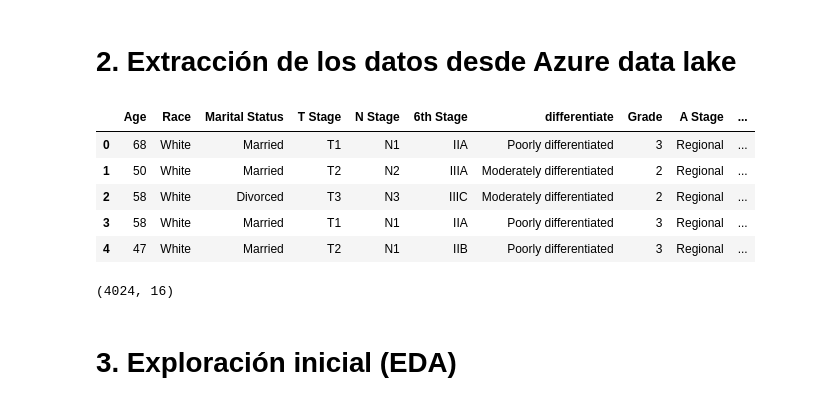
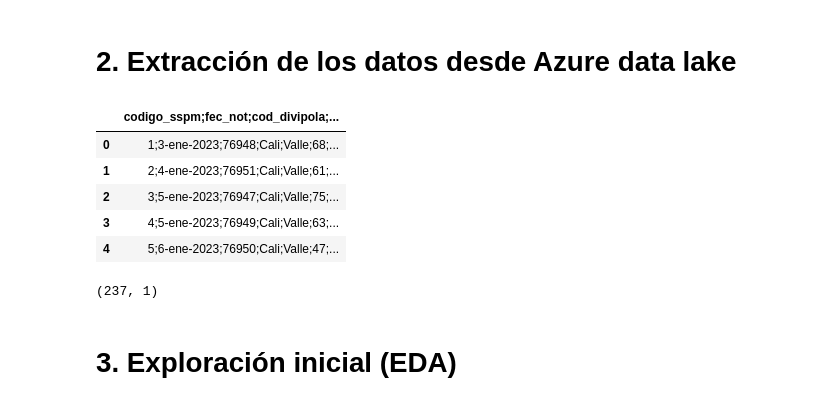
Before and after one commit to jonathandzrtg/Breast_Cancer, a Jupyter notebook: ETL_Colombia.ipynb, the cells around one changed output. Saved outputs shown, nothing was run; the diff lists cells and outputs as text; code cells hidden in the pictures.

Commit message:
desarrollo dataset colombia

```diff
--- a/ETL.ipynb
+++ b/ETL_Colombia.ipynb
@@ -26,27 +26,27 @@ import Credentials
 # 2. Extracción de los datos desde Azure data lake
 # %%
 # Construir la URL
-url = f"{Credentials.storage_account}/{Credentials.container}/{Credentials.file_path}?{Credentials.sas_token}"
+url = f"{Credentials.storage_account}/{Credentials.container}/{Credentials.file_path_colombia}?{Credentials.sas_token}"
 
 try:
     # Lee el CSV
-    df = pd.read_csv(url)
+    df = pd.read_csv(url, sep=';')
     display(df.head())
     print(df.shape)
 except FileNotFoundError:
     print("Error: No se encontró el archivo en el Data Lake.")
     df = None
 except Exception as e:
     print(f"Ocurrió un error: {e}")
     df = None
 # %% [output]
-|  | Age | Race | Marital Status | T Stage | N Stage | 6th Stage | differentiate | Grade | A Stage | ... |
-| 0 | 68 | White | Married | T1 | N1 | IIA | Poorly differentiated | 3 | Regional | ... |
-| 1 | 50 | White | Married | T2 | N2 | IIIA | Moderately differentiated | 2 | Regional | ... |
-| 2 | 58 | White | Divorced | T3 | N3 | IIIC | Moderately differentiated | 2 | Regional | ... |
-| 3 | 58 | White | Married | T1 | N1 | IIA | Poorly differentiated | 3 | Regional | ... |
-| 4 | 47 | White | Married | T2 | N1 | IIB | Poorly differentiated | 3 | Regional | ... |
+|  | codigo_sspm;fec_not;cod_divipola;... |
+| 0 | 1;3-ene-2023;76948;Cali;Valle;68;... |
+| 1 | 2;4-ene-2023;76951;Cali;Valle;61;... |
+| 2 | 3;5-ene-2023;76947;Cali;Valle;75;... |
+| 3 | 4;5-ene-2023;76949;Cali;Valle;63;... |
+| 4 | 5;6-ene-2023;76950;Cali;Valle;47;... |
-(4024, 16)
+(237, 1)
 # %% [markdown]
 # 3. Exploración inicial (EDA)
 # %%
```
Also changed, not shown: 2 other files.
